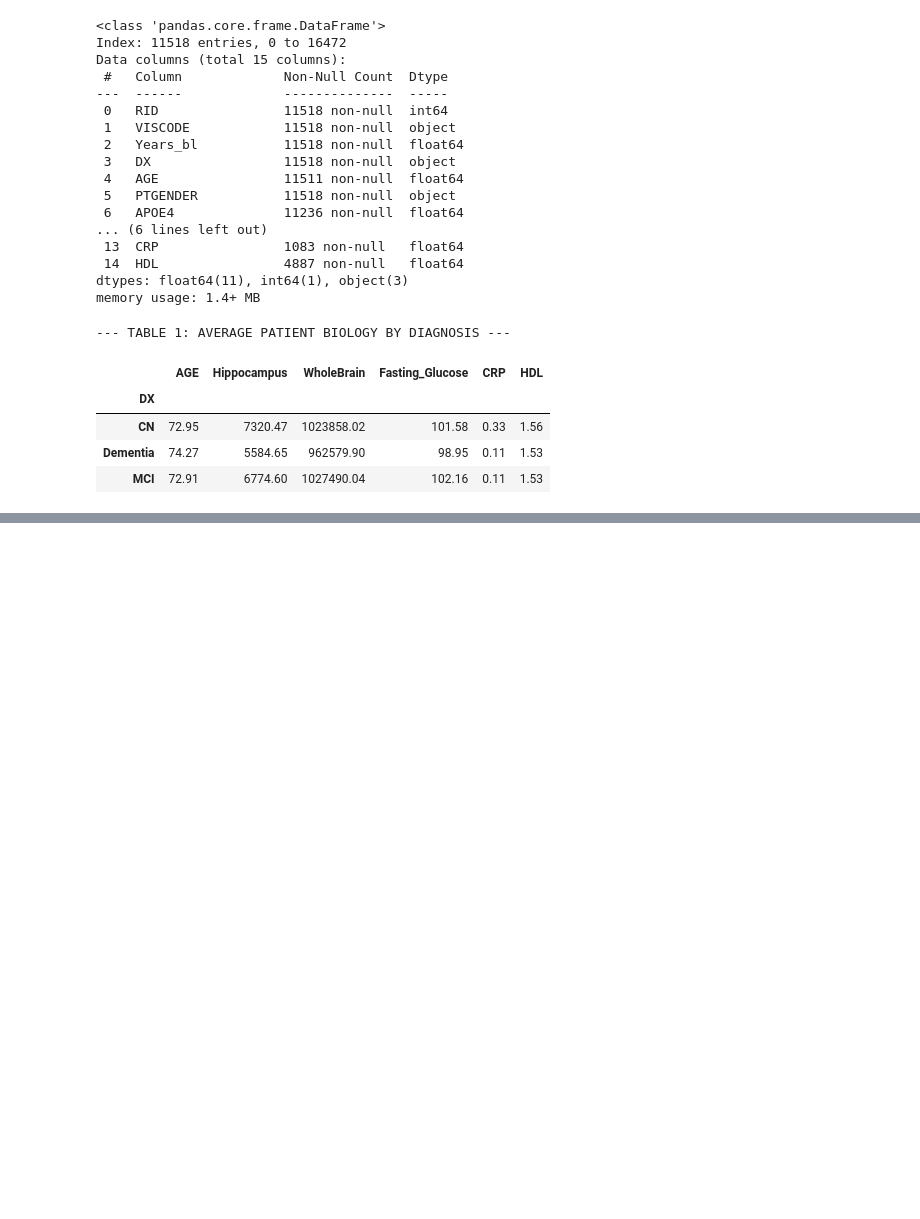
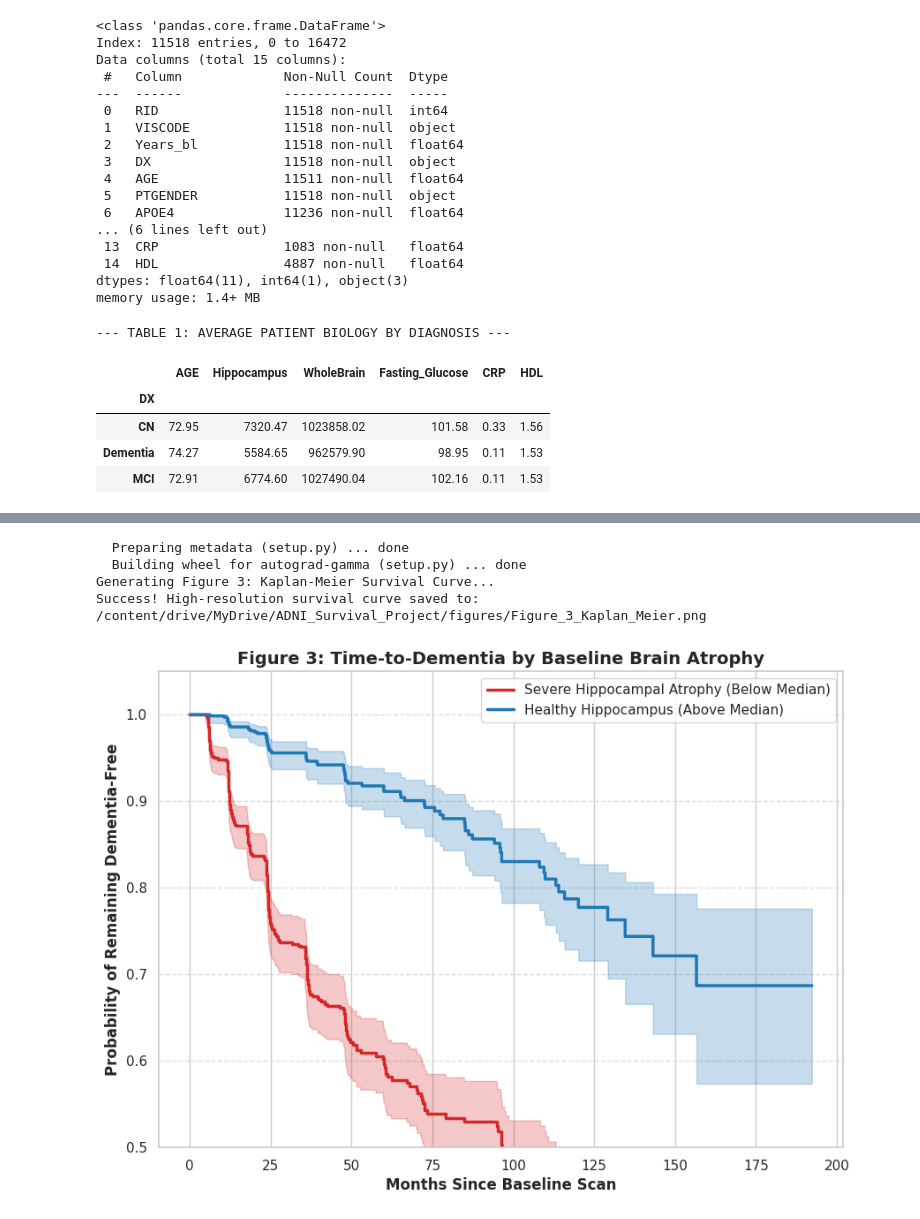
Before and after one commit to Benjaminotuya1/ADNI-Cognitive-Survival-XGBoost, a Jupyter notebook: XGBoost_Model.ipynb, the cells around one changed output, grey strips where cells are left out. Saved outputs shown, nothing was run; the diff lists cells and outputs as text; code cells hidden in the pictures; blank space fills up the shorter version.

```diff
--- a/XGBoost_Model.ipynb
+++ b/XGBoost_Model.ipynb
@@ -287,0 +570,53 @@ display(table_1)
+# %%
+# Install the survival analysis library (this takes about 5 seconds)
+!pip install lifelines -q
+
+import matplotlib.pyplot as plt
+from lifelines import KaplanMeierFitter
+
+print("Generating Figure 3: Kaplan-Meier Survival Curve...")
+
+# 1. Find the median Hippocampus volume to split the patients fairly
+median_hippo = survival_df['Hippocampus'].median()
+
+# Create two groups based on the median
+atrophy_group = survival_df[survival_df['Hippocampus'] <= median_hippo]
+healthy_group = survival_df[survival_df['Hippocampus'] > median_hippo]
+
+# 2. Set up the Kaplan-Meier Fitter and the canvas
+kmf = KaplanMeierFitter()
+plt.figure(figsize=(10, 7))
+
+# 3. Fit and plot the Severe Atrophy group (Red Line)
+kmf.fit(durations=atrophy_group['Time_to_Event_Months'],
+        event_observed=atrophy_group['Event'],
+        label='Severe Hippocampal Atrophy (Below Median)')
+kmf.plot_survival_function(color='#d62728', linewidth=2.5)
+
+# 4. Fit and plot the Healthy Volume group (Blue Line)
+kmf.fit(durations=healthy_group['Time_to_Event_Months'],
+        event_observed=healthy_group['Event'],
+        label='Healthy Hippocampus (Above Median)')
+kmf.plot_survival_function(color='#1f77b4', linewidth=2.5)
+
+# 5. Format the chart professionally for your manuscript
+plt.title('Figure 3: Time-to-Dementia by Baseline Brain Atrophy', fontsize=14, fontweight='bold')
+plt.xlabel('Months Since Baseline Scan', fontsize=12, fontweight='bold')
+plt.ylabel('Probability of Remaining Dementia-Free', fontsize=12, fontweight='bold')
+
+# We zoom in slightly on the Y-axis so the staircase drop is extremely obvious to reviewers
+plt.ylim(0.5, 1.05)
+plt.grid(axis='y', linestyle='--', alpha=0.7)
+
+# Save the high-resolution image to your Drive
+save_file = fig_path + 'Figure_3_Kaplan_Meier.png'
+plt.savefig(save_file, dpi=300, bbox_inches='tight')
+print(f"Success! High-resolution survival curve saved to: {save_file}")
+
+plt.show()
+# %% [output]
+  Preparing metadata (setup.py) ... done
+  Building wheel for autograd-gamma (setup.py) ... done
+Generating Figure 3: Kaplan-Meier Survival Curve...
+Success! High-resolution survival curve saved to: /content/drive/MyDrive/ADNI_Survival_Project/figures/Figure_3_Kaplan_Meier.png
+[figure, added]
```
Also changed, not shown: parts of 14 cells of this notebook.
